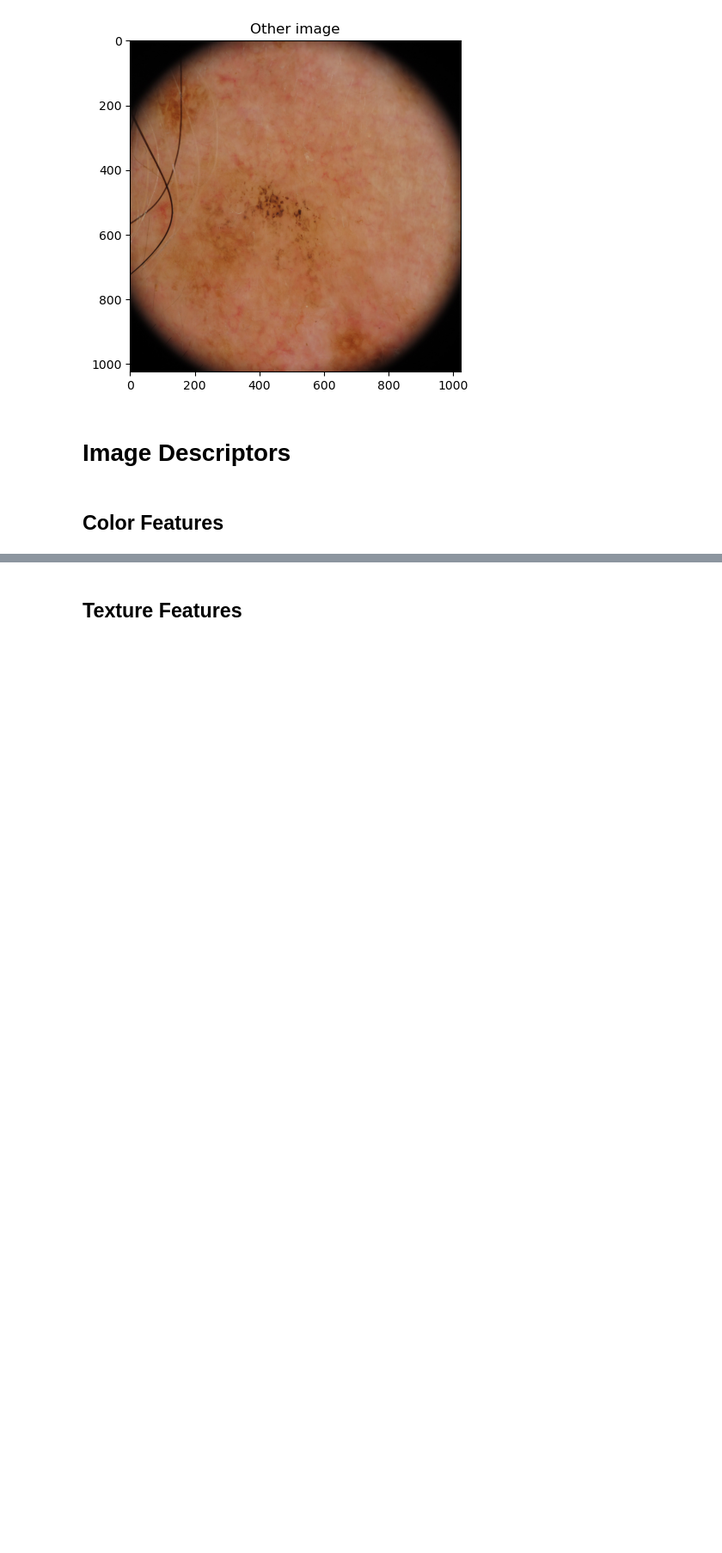
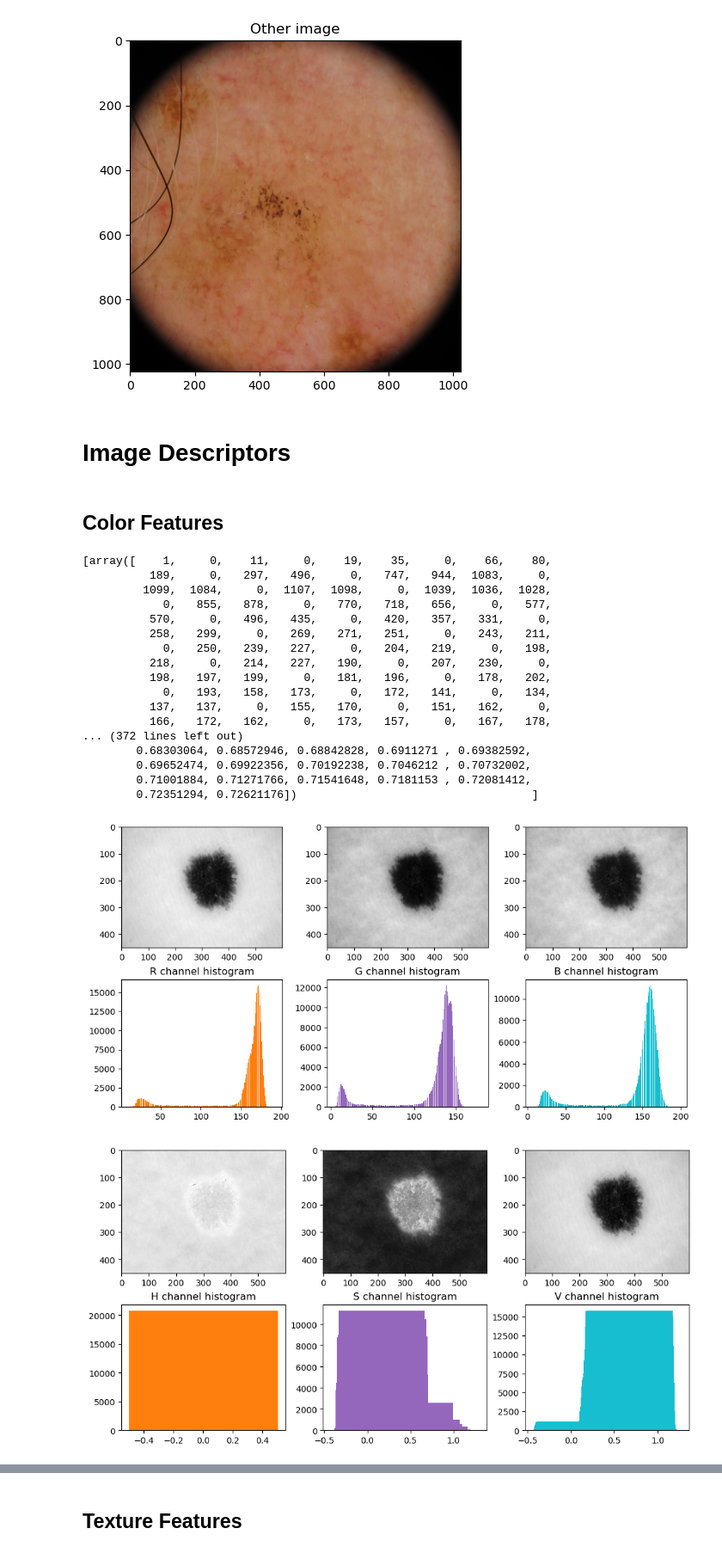
Before and after one commit to leonardopl/cad-project, a Jupyter notebook: challenge-1.ipynb, the cells around one changed output, grey strips where cells are left out. Shown at 86% size. Drawn from its saved outputs; the diff is of its cells as text; code cells hidden in the pictures; blank space fills up the shorter version.

Commit message:
Calculating histograms of different color spaces

```diff
--- a/challenge-1.ipynb
+++ b/challenge-1.ipynb
@@ -58,0 +113,51 @@ Text(0.5, 1.0, 'Other image')
+# %%
+# rgb color space represents an image as a 3D array of red, green, and blue channels
+# each channel is a 2D array of pixel values ranging from 0 to 255
+
+# hsv color space represents an image as a 3D array of hue, saturation, and value channels
+# hue is the color, saturation is the amount of color, and value is the brightness of the color
+# each channel is a 2D array of pixel values ranging from 0 to 1
+
+# lab color space represents an image as a 3D array of lightness, a, and b channels
+# lightness is the brightness of the color, a is the green-red channel, and b is the blue-yellow channel
+# each channel is a 2D array of pixel values ranging from 0 to 1
+
+# yuv color space represents an image as a 3D array of luminance, u, and v channels
+# luminance is the brightness of the color, u is the blue-luminance channel, and v is the red-luminance channel
+# each channel is a 2D array of pixel values ranging from 0 to 1
+
+color_spaces = ['rgb', 'hsv', 'lab', 'yuv']
+
+# Bin sizes for each color space
+# Bins are used to discretize the values of each channel
+bins = {
+    'rgb': [256, 256, 256],
+    'hsv': [360, 256, 256],
+    'lab': [256, 128, 128],
+    'yuv': [256, 128, 128]
+}
+
+for cs in color_spaces:
+    img = set_colorspace(nevus_image, cs)
+    h = colorHistogram(img, cs, bins[cs])
+    print(h[0])
+# %% [output]
+[array([    1,     0,    11,     0,    19,    35,     0,    66,    80,
+          189,     0,   297,   496,     0,   747,   944,  1083,     0,
+         1099,  1084,     0,  1107,  1098,     0,  1039,  1036,  1028,
+            0,   855,   878,     0,   770,   718,   656,     0,   577,
+          570,     0,   496,   435,     0,   420,   357,   331,     0,
+          258,   299,     0,   269,   271,   251,     0,   243,   211,
+            0,   250,   239,   227,     0,   204,   219,     0,   198,
+          218,     0,   214,   227,   190,     0,   207,   230,     0,
+          198,   197,   199,     0,   181,   196,     0,   178,   202,
+            0,   193,   158,   173,     0,   172,   141,     0,   134,
+          137,   137,     0,   155,   170,     0,   151,   162,     0,
+          166,   172,   162,     0,   173,   157,     0,   167,   178,
+... (372 lines left out)
+        0.68303064, 0.68572946, 0.68842828, 0.6911271 , 0.69382592,
+        0.69652474, 0.69922356, 0.70192238, 0.7046212 , 0.70732002,
+        0.71001884, 0.71271766, 0.71541648, 0.7181153 , 0.72081412,
+        0.72351294, 0.72621176])                                   ]
+[figure, added]
+[figure, added]
```
Also changed, not shown: parts of 4 cells of this notebook.
